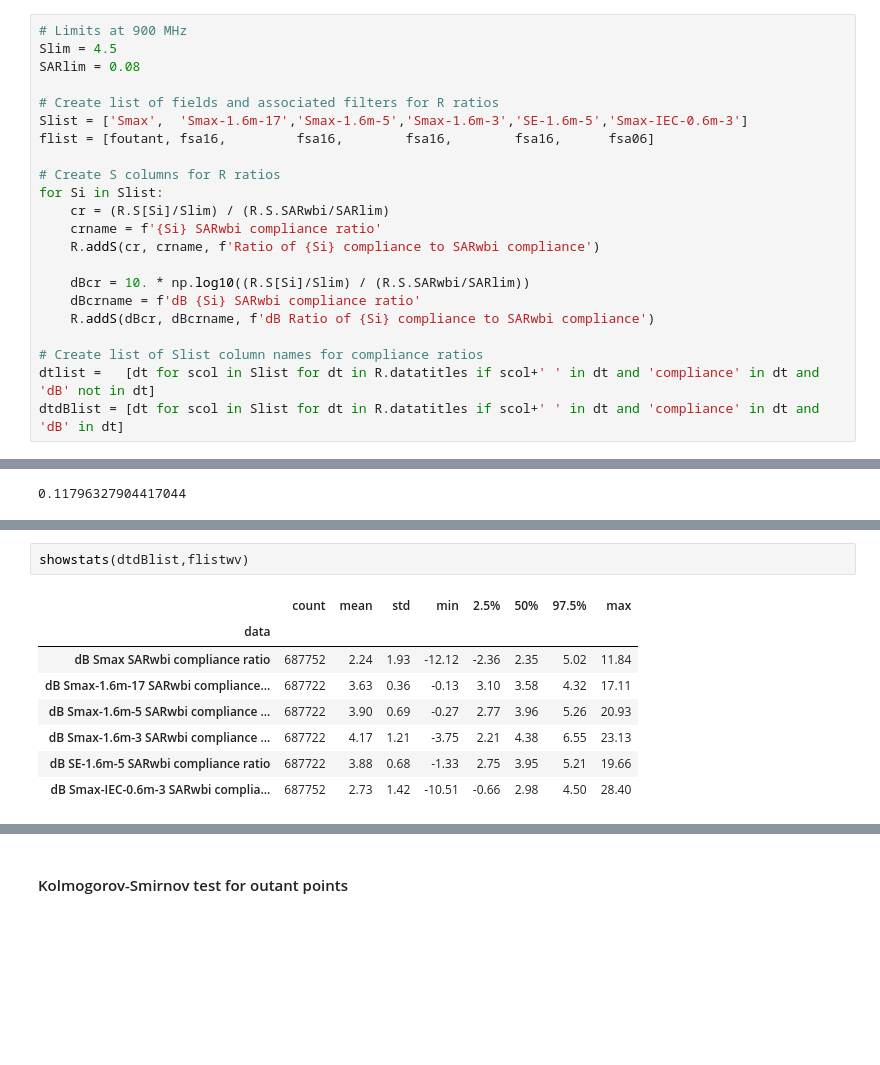
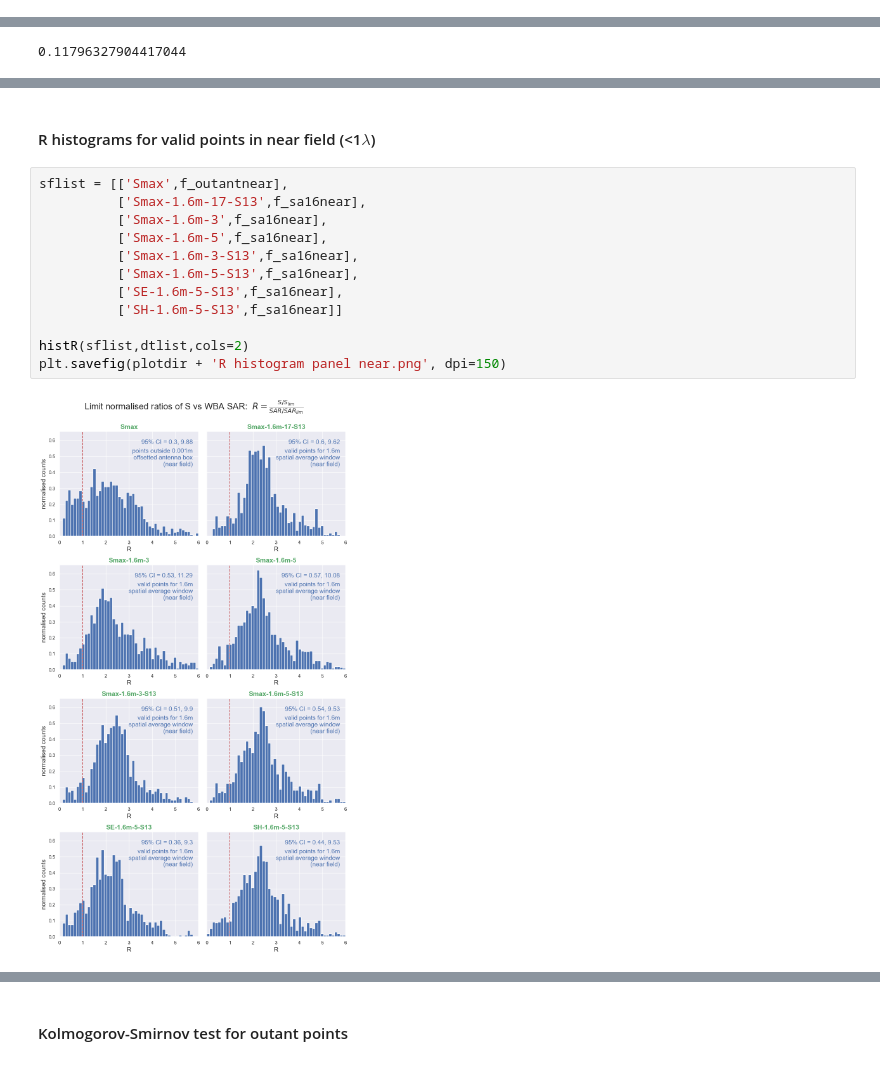
Before and after one commit to dreme/spatial-averaging-wg, a Jupyter notebook: notebooks/MBS_panel_trial2.ipynb, the cells around one changed output, grey strips where cells are left out. Drawn from its saved outputs; the diff is of its cells as text; blank space fills up the shorter version.

```diff
--- a/notebooks/MBS_panel_trial2.ipynb
+++ b/notebooks/MBS_panel_trial2.ipynb
@@ -662,27 +907,5 @@ for Si in Slist:
 dtlist =   [dt for scol in Slist for dt in R.datatitles if scol+' ' in dt and 'compliance' in dt and 'dB' not in dt]
 dtdBlist = [dt for scol in Slist for dt in R.datatitles if scol+' ' in dt and 'compliance' in dt and 'dB' in dt]
-# %%
-# Limits at 900 MHz
-Slim = 4.5
-SARlim = 0.08
-
-# Create list of fields and associated filters for R ratios
-Slist = ['Smax',  'Smax-1.6m-17','Smax-1.6m-5','Smax-1.6m-3','SE-1.6m-5','Smax-IEC-0.6m-3']
-flist = [foutant, fsa16,         fsa16,        fsa16,        fsa16,      fsa06]
-
-# Create S columns for R ratios
-for Si in Slist:
-    cr = (R.S[Si]/Slim) / (R.S.SARwbi/SARlim)
-    crname = f'{Si} SARwbi compliance ratio'
-    R.addS(cr, crname, f'Ratio of {Si} compliance to SARwbi compliance')
-
-    dBcr = 10. * np.log10((R.S[Si]/Slim) / (R.S.SARwbi/SARlim))
-    dBcrname = f'dB {Si} SARwbi compliance ratio'
-    R.addS(dBcr, dBcrname, f'dB Ratio of {Si} compliance to SARwbi compliance')
-
-# Create list of Slist column names for compliance ratios
-dtlist =   [dt for scol in Slist for dt in R.datatitles if scol+' ' in dt and 'compliance' in dt and 'dB' not in dt]
-dtdBlist = [dt for scol in Slist for dt in R.datatitles if scol+' ' in dt and 'compliance' in dt and 'dB' in dt]
 # %% [markdown]
 ### R histograms
 # %% [markdown]
@@ -935,11 +1036,16 @@ plt.savefig(plotdir + 'dB(R) histogram one wavelength outant panel.png', dpi=150
-# %%
-showstats(dtdBlist,flistwv)
-# %% [output]
-|  | count | mean | std | min | 2.5% | 50% | 97.5% | max |
-| data |  |  |  |  |  |  |  |  |
-| dB Smax SARwbi compliance ratio | 687752 | 2.24 | 1.93 | -12.12 | -2.36 | 2.35 | 5.02 | 11.84 |
-| dB Smax-1.6m-17 SARwbi compliance... | 687722 | 3.63 | 0.36 | -0.13 | 3.10 | 3.58 | 4.32 | 17.11 |
-| dB Smax-1.6m-5 SARwbi compliance ... | 687722 | 3.90 | 0.69 | -0.27 | 2.77 | 3.96 | 5.26 | 20.93 |
-| dB Smax-1.6m-3 SARwbi compliance ... | 687722 | 4.17 | 1.21 | -3.75 | 2.21 | 4.38 | 6.55 | 23.13 |
-| dB SE-1.6m-5 SARwbi compliance ratio | 687722 | 3.88 | 0.68 | -1.33 | 2.75 | 3.95 | 5.21 | 19.66 |
-| dB Smax-IEC-0.6m-3 SARwbi complia... | 687752 | 2.73 | 1.42 | -10.51 | -0.66 | 2.98 | 4.50 | 28.40 |
+# %% [markdown]
+#### R histograms for valid points in near field (<1$\lambda$)
+# %%
+sflist = [['Smax',f_outantnear],
+          ['Smax-1.6m-17-S13',f_sa16near],
+          ['Smax-1.6m-3',f_sa16near],
+          ['Smax-1.6m-5',f_sa16near],
+          ['Smax-1.6m-3-S13',f_sa16near],
+          ['Smax-1.6m-5-S13',f_sa16near],
+          ['SE-1.6m-5-S13',f_sa16near],
+          ['SH-1.6m-5-S13',f_sa16near]]
+
+histR(sflist,dtlist,cols=2)
+plt.savefig(plotdir + 'R histogram panel near.png', dpi=150)
+# %% [output]
+[figure, added]
```
Also changed, not shown: parts of 81 cells of this notebook, 18 other files.
